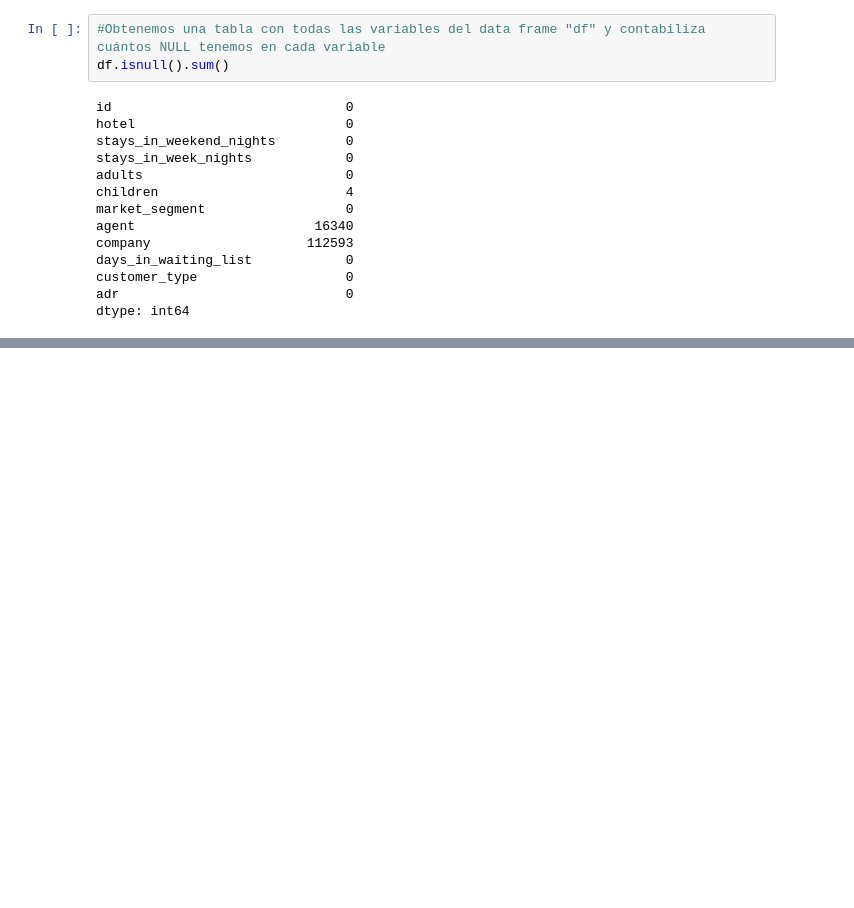
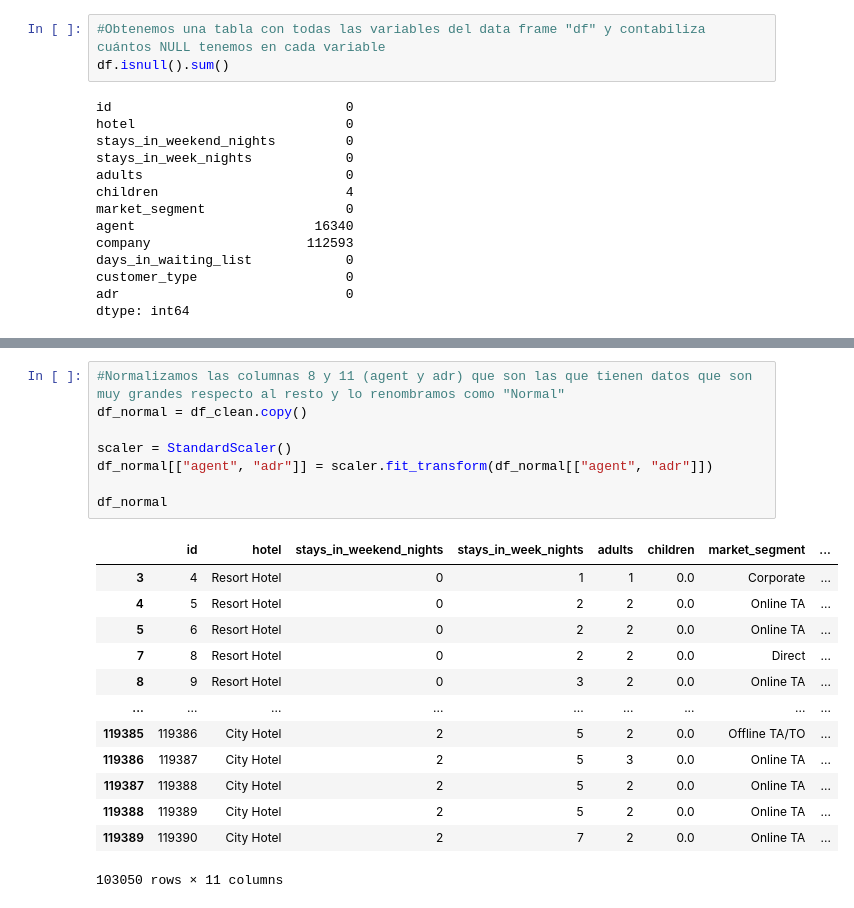
Before and after one commit to DeaAnalytics/univ-workshop, a Jupyter notebook: notebooks/Python/Sesion1.ipynb, the cells around one changed output, grey strips where cells are left out. Cells and saved outputs as stored; diff of their text form; blank space fills up the shorter version.

Commit message:
Se agregó la normalizacion de datos.

```diff
--- a/notebooks/Python/Sesion1.ipynb
+++ b/notebooks/Python/Sesion1.ipynb
@@ -85,0 +199,22 @@ dtype: int64
+# %%
+#Normalizamos las columnas 8 y 11 (agent y adr) que son las que tienen datos que son muy grandes respecto al resto y lo renombramos como "Normal"
+df_normal = df_clean.copy()
+
+scaler = StandardScaler()
+df_normal[["agent", "adr"]] = scaler.fit_transform(df_normal[["agent", "adr"]])
+
+df_normal
+# %% [output]
+|  | id | hotel | stays_in_weekend_nights | stays_in_week_nights | adults | children | market_segment | ... |
+| 3 | 4 | Resort Hotel | 0 | 1 | 1 | 0.0 | Corporate | ... |
+| 4 | 5 | Resort Hotel | 0 | 2 | 2 | 0.0 | Online TA | ... |
+| 5 | 6 | Resort Hotel | 0 | 2 | 2 | 0.0 | Online TA | ... |
+| 7 | 8 | Resort Hotel | 0 | 2 | 2 | 0.0 | Direct | ... |
+| 8 | 9 | Resort Hotel | 0 | 3 | 2 | 0.0 | Online TA | ... |
+| ... | ... | ... | ... | ... | ... | ... | ... | ... |
+| 119385 | 119386 | City Hotel | 2 | 5 | 2 | 0.0 | Offline TA/TO | ... |
+| 119386 | 119387 | City Hotel | 2 | 5 | 3 | 0.0 | Online TA | ... |
+| 119387 | 119388 | City Hotel | 2 | 5 | 2 | 0.0 | Online TA | ... |
+| 119388 | 119389 | City Hotel | 2 | 5 | 2 | 0.0 | Online TA | ... |
+| 119389 | 119390 | City Hotel | 2 | 7 | 2 | 0.0 | Online TA | ... |
+103050 rows × 11 columns
```
Also changed, not shown: parts of 9 cells of this notebook.
